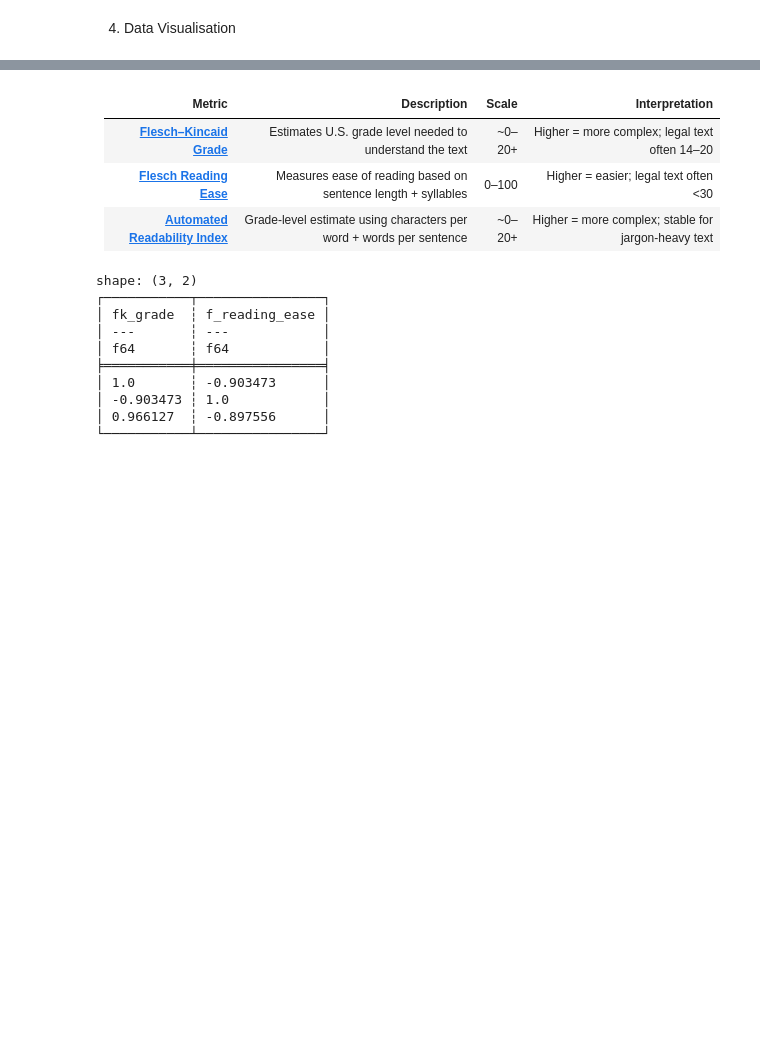
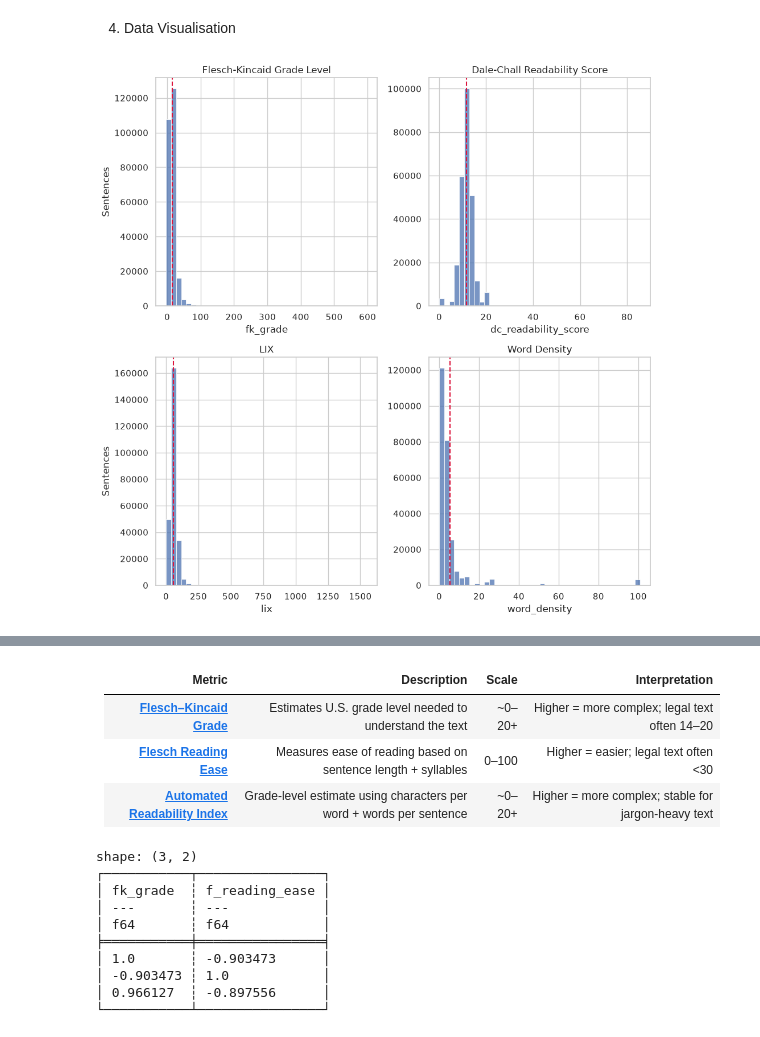
Before and after one commit to danilopsss/uol_capstone_project, a Jupyter notebook: CUAD/cuad.ipynb, the cells around one changed output, grey strips where cells are left out. Cells and saved outputs as stored; diff of their text form; code cells hidden in the pictures; blank space fills up the shorter version.

```diff
--- a/CUAD/cuad.ipynb
+++ b/CUAD/cuad.ipynb
@@ -201,42 +201,34 @@ shape: (5, 7)
 # %% [markdown]
 4. Data Visualisation
 # %%
-
-df = cuad_legal.to_pandas()
+df = cuad_legal.select(["fk_grade", "dc_readability_score", "lix", "word_density"]).to_pandas()
 seaborn.set_theme(style="whitegrid")
 
-metrics = [
-    ("fk_grade", "Flesch-Kincaid Grade Level", "Grade level", [8, 12]),
-    ("dc_readability_score", "Dale-Chall Readability Score",  "Raw score (higher = harder)", [4.9, 9.0]),
-    ("lix", "LIX", "LIX (higher = harder)", [30, 50]),
-    ("word_density", "Word Density (LIX / word count)", "Ratio", []),
-]
+fig, ((a1, a2), (a3, a4)) = pyplot.subplots(2, 2, figsize=(10, 10))
 
-fig, axes = plt.subplots(2, 2, figsize=(14, 10))
+seaborn.histplot(df["fk_grade"], bins=40, color="#4C72B0", ax=a1)
 
-for ax, (col, title, xlabel, thresh) in zip(axes.flat, metrics):
-    data = df[col].dropna()
+a1.axvline(df["fk_grade"].mean(), color="crimson", ls="--")
+a1.set_title("Flesch-Kincaid Grade Level")
+a1.set_ylabel("Sentences")
 
-    seabor.histplot(data, bins=30, kde=True, ax=ax, color="#4C72B0")
+seaborn.histplot(df["dc_readability_score"], bins=40, color="#4C72B0", ax=a2)
+a2.axvline(df["dc_readability_score"].mean(), color="crimson", ls="--")
+a2.set_title("Dale-Chall Readability Score")
+a2.set_ylabel("")
 
-    mean, median = data.mean(), data.median()
-    ax.axvline(mean,   color="crimson",  ls="--", lw=1.5, label=f"mean = {mean:.2f}")
-    ax.axvline(median, color="seagreen", ls=":",  lw=1.5, label=f"median = {median:.2f}")
+seaborn.histplot(df["lix"], bins=40, color="#4C72B0", ax=a3)
+a3.axvline(df["lix"].mean(), color="crimson", ls="--")
+a3.set_title("LIX")
+a3.set_ylabel("Sentences")
 
-    for t in thresh:                       # standard band boundaries, gray
-        ax.axvline(t, color="gray", ls="-.", lw=1, alpha=0.7)
-
-    ax.set_title(title, fontsize=12, weight="bold")
-    ax.set_xlabel(xlabel)
-    ax.set_ylabel("Qty of sentences")
-    ax.legend(loc="upper right", fontsize=8)
-
-pyplot.suptitle(
-    "Readability metric distributions — CUAD legal sentences",
-    fontsize=14,
-    weight="bold"
-)
+seaborn.histplot(df["word_density"], bins=40, color="#4C72B0", ax=a4)
+a4.axvline(df["word_density"].mean(), color="crimson", ls="--")
+a4.set_title("Word Density")
+a4.set_ylabel("")
 
 pyplot.tight_layout()
 pyplot.show()
+# %% [output]
+[figure, added]
 # %%
```
Also changed, not shown: parts of 1 cell of this notebook.
